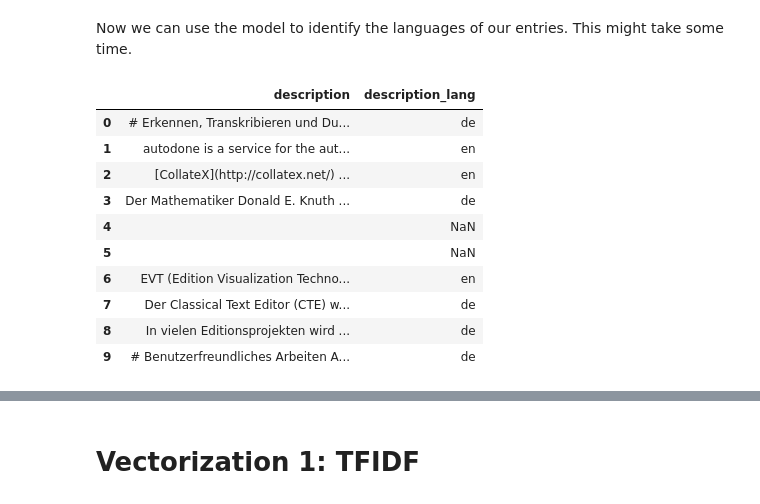
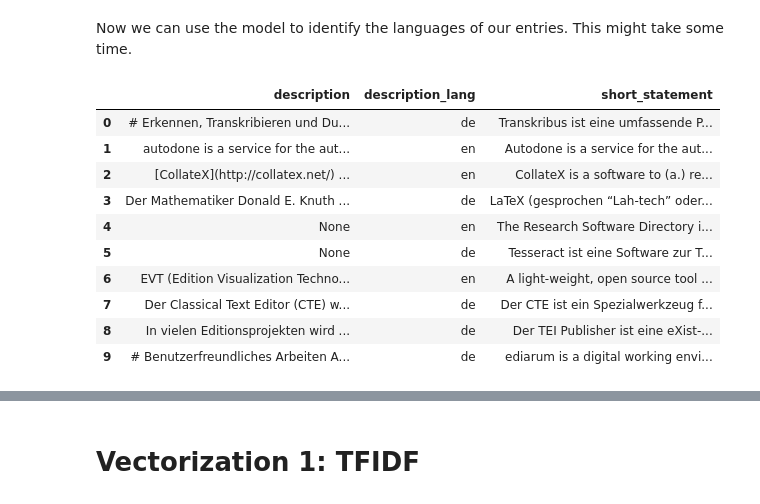
Before and after one commit to andwzn/retrieval-augmented-generation-experiment, a Jupyter notebook: rag_experiment_1.ipynb, the cells around one changed output, grey strips where cells are left out. Saved outputs shown, nothing was run; the diff lists cells and outputs as text; code cells hidden in the pictures.

```diff
--- a/rag_experiment_1.ipynb
+++ b/rag_experiment_1.ipynb
@@ -282,8 +261,0 @@ def preprocess(stopwords: List[str], text: str) -> str:
-# %%
-# get stopwords
-stopwords_english = set(stopwords.words('english'))
-stopwords_german = set(stopwords.words('german'))
-stopwords_combined = stopwords_german.union(stopwords_english)
-
-edition_software_info["description_preprocessed"] = edition_software_info["description_preprocessed"].apply(lambda x: preprocess(stopwords_combined, x))
-edition_software_info["description_preprocessed"].head()
@@ -297,3 +261,0 @@ Name: description_preprocessed, dtype: object
-# %%
-edition_software_info["webpages_text_preprocessed"] = edition_software_info["webpages_text"].apply(lambda x: preprocess(stopwords_combined, x) if not pd.isna(x) else "")
-edition_software_info["webpages_text_preprocessed"].head()
@@ -311,14 +261,0 @@ Finally, we can lemmatize our texts.
-# %%
-"""
-def lemmatize_english_text(text):
-    doc = nlp_en(text)
-    return ' '.join([token.lemma_ for token in doc])
-
-def lemmatize_german_text(text):
-    doc = nlp_de(text)
-    return ' '.join([token.lemma_ for token in doc])
-
-edition_software_info["description_preprocessed"] = edition_software_info["description_preprocessed"].apply(lambda x: lemmatize_english_text(x))
-edition_software_info["description_preprocessed"] = edition_software_info["description_preprocessed"].apply(lambda x: lemmatize_german_text(x))
-edition_software_info["description_preprocessed"].head()
-"""
@@ -326,0 +266,4 @@ edition_software_info["description_preprocessed"].head()
+# %%
+edition_software_info["description_clean"] = edition_software_info["description_clean"].fillna('')
+null = edition_software_info["description_clean"].isna().sum()
+print(f"NaN remaining: {null}")
@@ -356,32 +301,31 @@ Now we can use the model to identify the languages of our entries. This might ta
 # %%
 
 fasttext_model = fasttext.load_model(fasttext_path)
 
 def identify_language(text):
     lang_detected = fasttext_model.predict(text)
     return lang_detected[0][0]
 
 # clean the webpage text, as the model expect text without newlines
-edition_software_info.loc[:,"description"] = edition_software_info["description"].str.replace("\n"," ")
+edition_software_info.loc[:,"description_clean"] = edition_software_info["description_clean"].str.replace("\n"," ")
 
-# detect message-  and webpage-languages. If the column contains empty text, the language is set to nan
-edition_software_info.loc[:,"description_lang"] = edition_software_info["description"].apply(lambda x: identify_language(x) if not x == '' else np.nan)
+# detect message-languages. If the column contains empty text, the language is set to nan
+edition_software_info.loc[:,"description_lang"] = edition_software_info["description_clean"].apply(lambda x: identify_language(x) if not x == '' else np.nan)
 
 # clean the output
 edition_software_info.loc[:,"description_lang"] = edition_software_info["description_lang"].str.replace("__label__","")
-edition_software_info.loc[:,"description_lang"] = edition_software_info["description_lang"].str.replace("__label__","")
 
 # print the new columns
-edition_software_info[["description","description_lang"]].head(10)
+edition_software_info[["description","description_lang", "short_statement"]].head(10)
 # %% [output]
-|  | description | description_lang |
-| 0 | # Erkennen, Transkribieren und Du... | de |
-| 1 | autodone is a service for the aut... | en |
-| 2 | [CollateX](http://collatex.net/) ... | en |
-| 3 | Der Mathematiker Donald E. Knuth ... | de |
-| 4 |  | NaN |
-| 5 |  | NaN |
-| 6 | EVT (Edition Visualization Techno... | en |
-| 7 | Der Classical Text Editor (CTE) w... | de |
-| 8 | In vielen Editionsprojekten wird ... | de |
-| 9 | # Benutzerfreundliches Arbeiten A... | de |
+|  | description | description_lang | short_statement |
+| 0 | # Erkennen, Transkribieren und Du... | de | Transkribus ist eine umfassende P... |
+| 1 | autodone is a service for the aut... | en | Autodone is a service for the aut... |
+| 2 | [CollateX](http://collatex.net/) ... | en | CollateX is a software to (a.) re... |
+| 3 | Der Mathematiker Donald E. Knuth ... | de | LaTeX (gesprochen “Lah-tech” oder... |
+| 4 | None | en | The Research Software Directory i... |
+| 5 | None | de | Tesseract ist eine Software zur T... |
+| 6 | EVT (Edition Visualization Techno... | en | A light-weight, open source tool ... |
+| 7 | Der Classical Text Editor (CTE) w... | de | Der CTE ist ein Spezialwerkzeug f... |
+| 8 | In vielen Editionsprojekten wird ... | de | Der TEI Publisher ist eine eXist-... |
+| 9 | # Benutzerfreundliches Arbeiten A... | de | ediarum is a digital working envi... |
```
Also changed, not shown: parts of 26 cells of this notebook.
